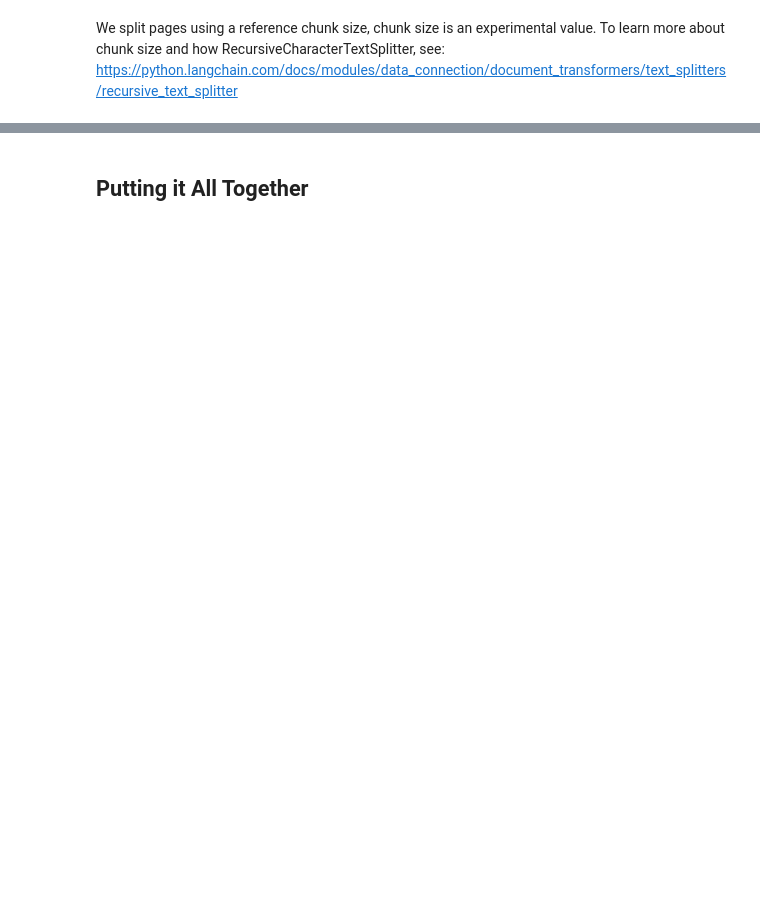
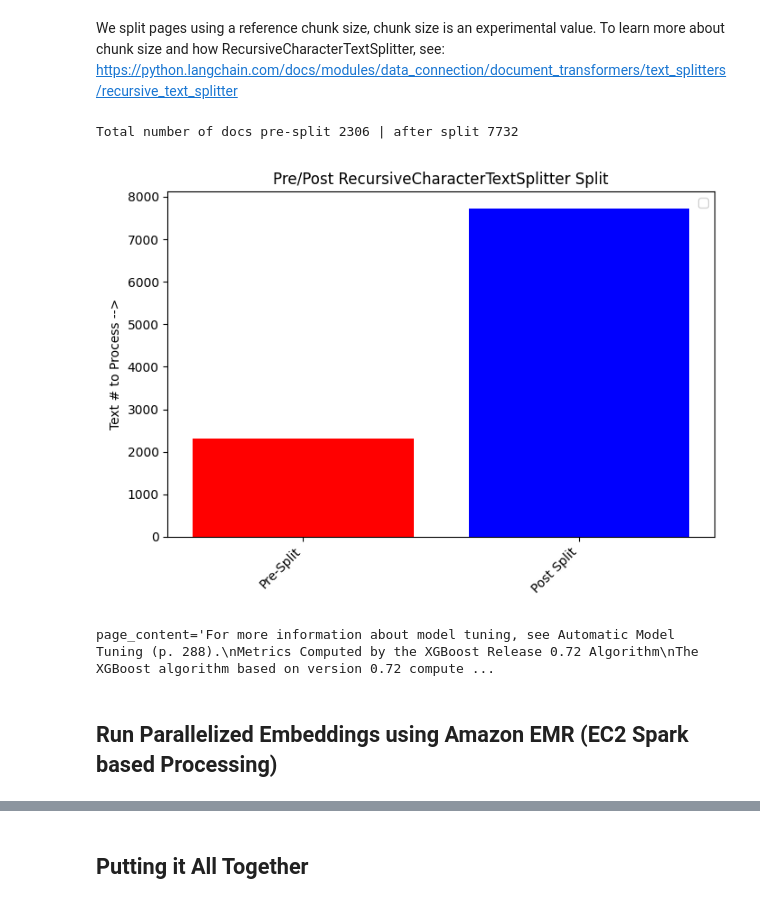
Before and after one commit to aws-samples/sagemaker-studio-foundation-models, a Jupyter notebook: lab-03-rag/Lab_3_RAG_on_SageMaker_Studio_using_EMR.ipynb, the cells around one changed output, grey strips where cells are left out. Saved outputs shown, nothing was run; the diff lists cells and outputs as text; code cells hidden in the pictures; blank space fills up the shorter version.

```diff
--- a/lab-03-rag/Lab_3_RAG_on_SageMaker_Studio_using_EMR.ipynb
+++ b/lab-03-rag/Lab_3_RAG_on_SageMaker_Studio_using_EMR.ipynb
@@ -214,11 +342,45 @@ global_text_splitter = RecursiveCharacterTextSplitter(
     chunk_size=750,
     chunk_overlap=10
 )
+docs = global_text_splitter.split_documents(documents_custom)
+print(f"Total number of docs pre-split {len(documents_custom)} | after split {len(docs)}")
+# %% [output]
+Total number of docs pre-split 2306 | after split 7732
 # %%
-docs = global_text_splitter.split_documents(documents_custom)
-print(f"Total number of docs after split {len(docs)}")
+# create data
+plt.clf()
+
+x_labels = ["Pre-Split", "Post Split"]
+y = [len(documents_custom), len(docs)]
+x = range(len(x_labels))
+
+fig, axs = plt.subplots(1, 1, figsize=(7, 5))
+
+# First Subplot: Bar Chart
+axs.bar(x, y, color=["red", "blue"])
+axs.set_title('Pre/Post RecursiveCharacterTextSplitter Split')
+axs.set_xticks(x)
+axs.set_xticklabels(x_labels, rotation=45, ha="right")
+axs.set_ylabel('Text # to Process -->')
+
+# Add a legend to the second subplot
+axs.legend()
+
+# Adjust the layout
+plt.tight_layout()
+
+# Show the plot
+plt.show()
+
+%matplot plt
+# %% [output]
+[figure, added]
 # %%
-print(docs[2695])
+print(docs[1001])
+# %% [output]
+page_content='For more information about model tuning, see Automatic Model Tuning (p. 288).\nMetrics Computed by the XGBoost Release 0.72 Algorithm\nThe XGBoost algorithm based on version 0.72 compute ...
+# %% [markdown]
+## Run Parallelized Embeddings using Amazon EMR (EC2 Spark based Processing)
 # %%
 def generate_embeddings(input_text_sample):
 
```
Also changed, not shown: parts of 43 cells of this notebook, 17 other files.
